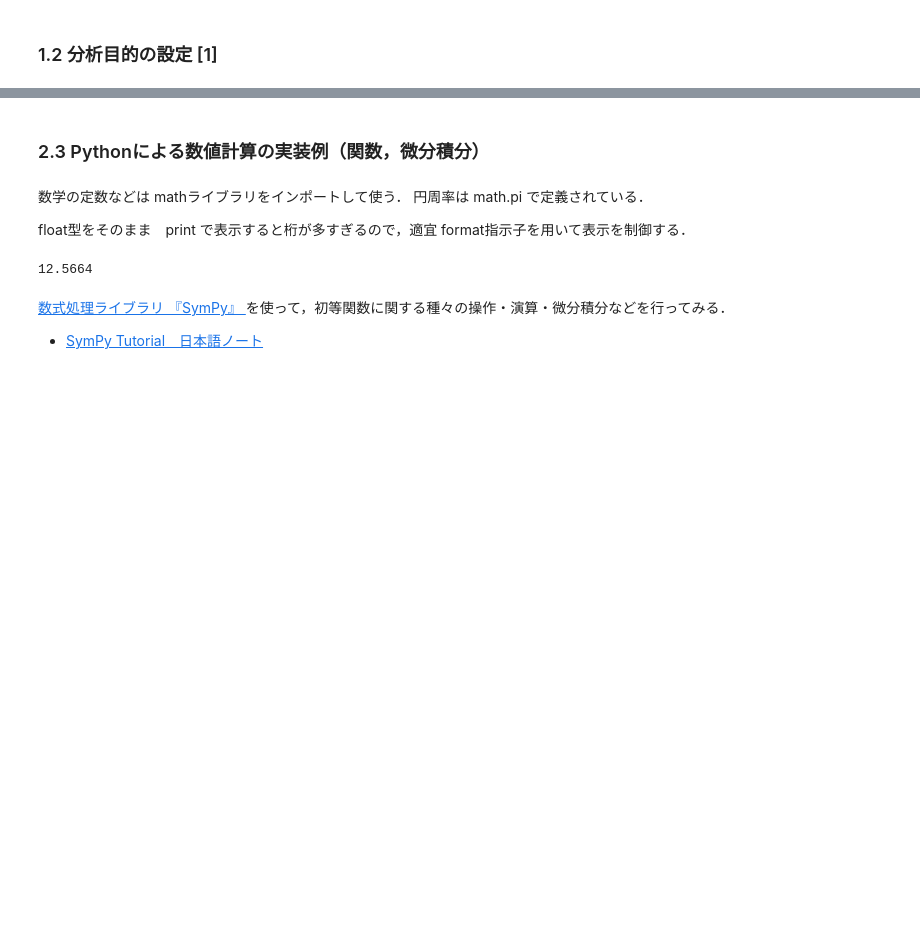
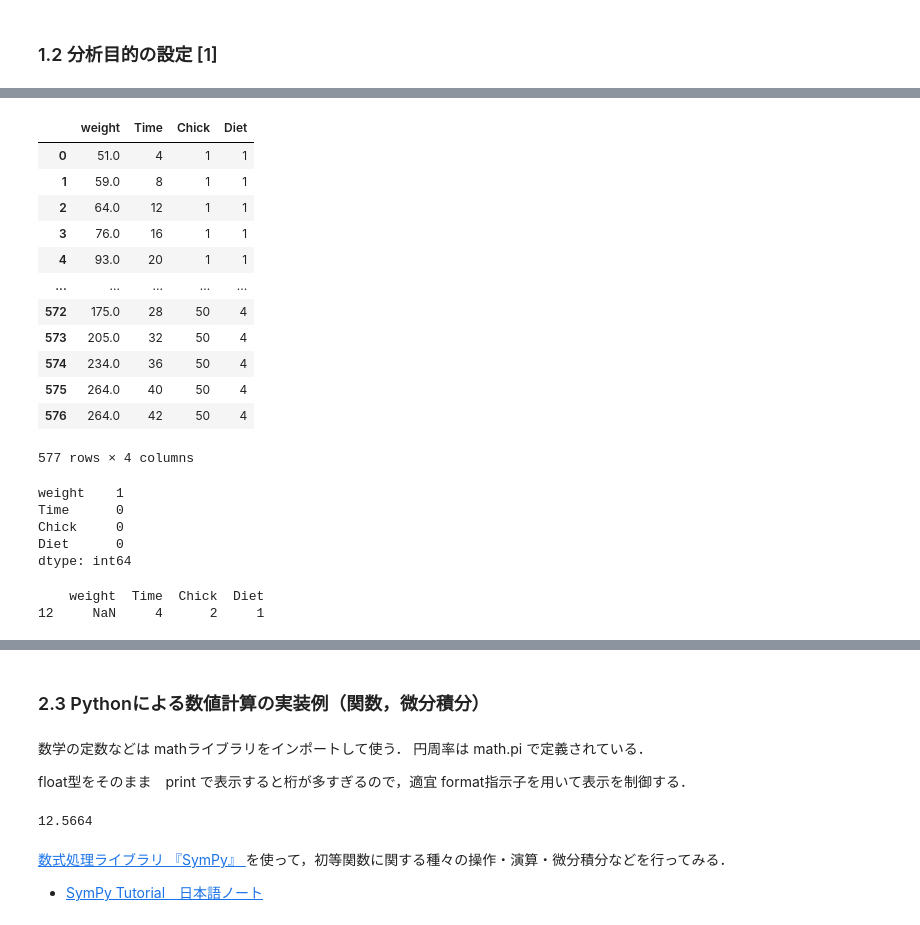
Before and after one commit to MDASH-shinshu/MDASH-T-DS, a Jupyter notebook: 2/2_analysis_design_colab.ipynb, the cells around one changed output, grey strips where cells are left out. Cells and saved outputs as stored; diff of their text form; code cells hidden in the pictures; blank space fills up the shorter version.

```diff
--- a/2/2_analysis_design_colab.ipynb
+++ b/2/2_analysis_design_colab.ipynb
@@ -204,0 +194,40 @@ print('{:.3e}'.format(12345)) ##小数点以下の桁数を指定して指数に
+# %%
+# 欠損値，外れ値あり加工済CSVファイルをpandasで読み込んでデータフレームdfに格納
+import pandas as pd
+from IPython.display import display
+
+df = pd.read_csv('ChickWeight_error.csv')
+df.columns = ['weight','Time','Chick','Diet']
+
+# インタラクティブ表示にして，　[Filter] > [Search by all fields:] に NaN で検索すると，欠損値を含むレコードの場所が分かる（データ行の番号をメモしておくこと）
+# 外れ値（異常値）は、weightの下限に 1000 とか入れてやると探せるかも？
+display(df)
+# %% [output]
+|  | weight | Time | Chick | Diet |
+| 0 | 51.0 | 4 | 1 | 1 |
+| 1 | 59.0 | 8 | 1 | 1 |
+| 2 | 64.0 | 12 | 1 | 1 |
+| 3 | 76.0 | 16 | 1 | 1 |
+| 4 | 93.0 | 20 | 1 | 1 |
+| ... | ... | ... | ... | ... |
+| 572 | 175.0 | 28 | 50 | 4 |
+| 573 | 205.0 | 32 | 50 | 4 |
+| 574 | 234.0 | 36 | 50 | 4 |
+| 575 | 264.0 | 40 | 50 | 4 |
+| 576 | 264.0 | 42 | 50 | 4 |
+577 rows × 4 columns
+# %%
+# 行・列ごとに欠損値の個数をカウント
+print(df.isnull().sum())
+# %% [output]
+weight    1
+Time      0
+Chick     0
+Diet      0
+dtype: int64
+# %%
+# 欠損値NaNが一つでも含まれる行を抽出
+print(df[df.isnull().any(axis=1)])
+# %% [output]
+    weight  Time  Chick  Diet
+12     NaN     4      2     1
```
Also changed, not shown: parts of 51 cells of this notebook.
